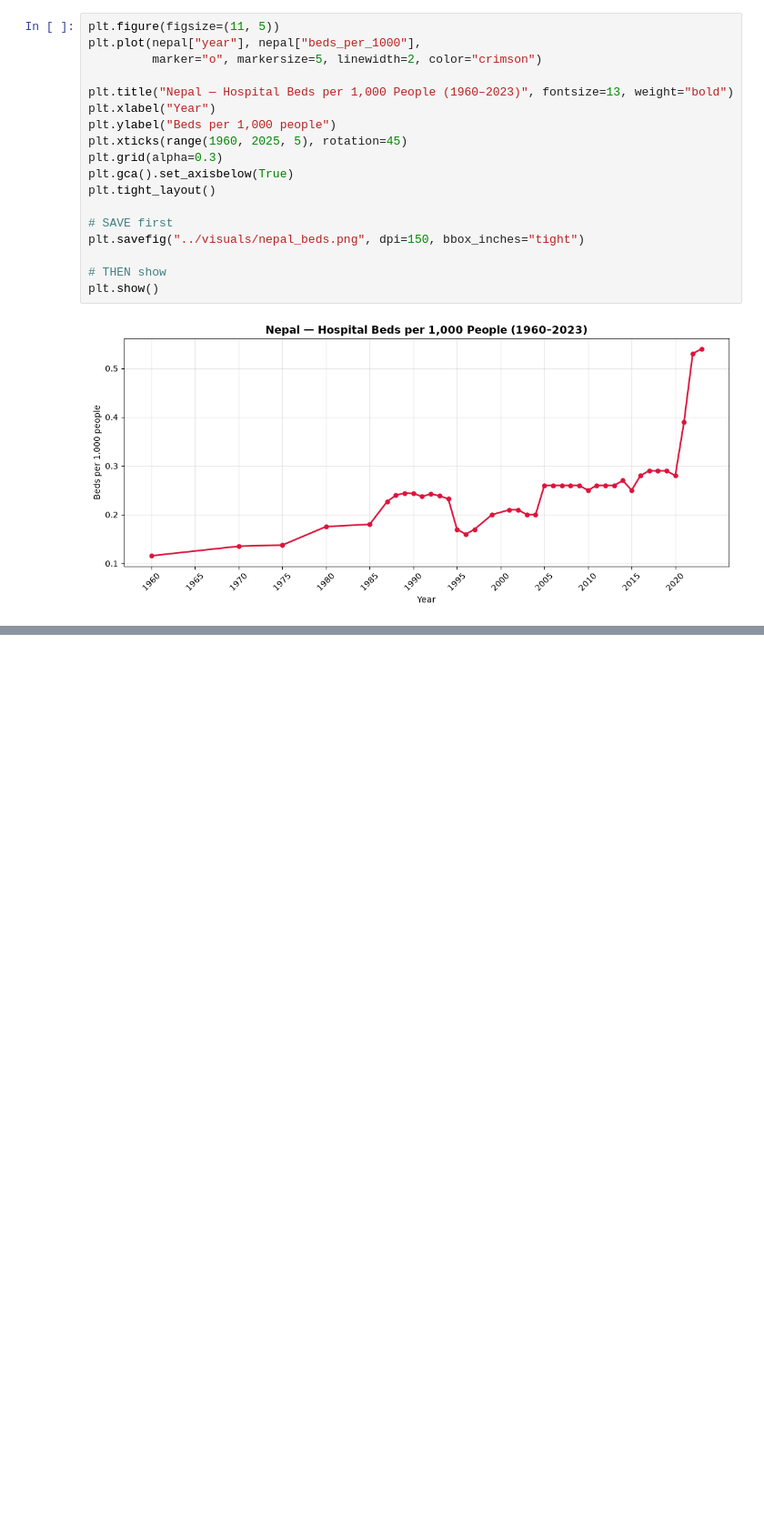
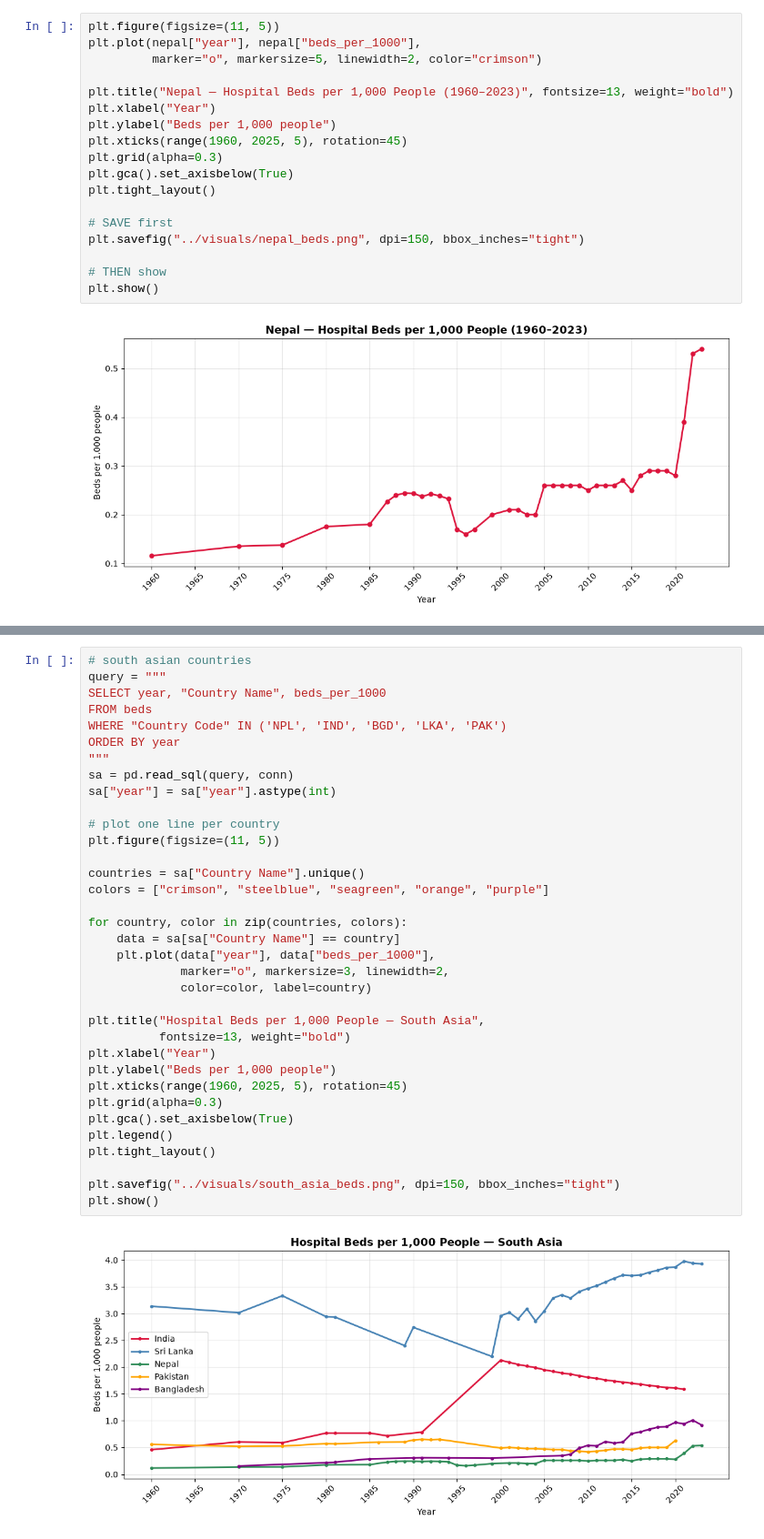
Before and after one commit to baibhavojha2008-tech/nepal-health-analysis, a Jupyter notebook: notebooks/nepal_health_analysis.ipynb, the cells around one changed output, grey strips where cells are left out. Shown at 91% size. Drawn from its saved outputs; the diff is of its cells as text; blank space fills up the shorter version.

```diff
--- a/notebooks/nepal_health_analysis.ipynb
+++ b/notebooks/nepal_health_analysis.ipynb
@@ -181,0 +219,37 @@ plt.show()
+# %%
+# south asian countries
+query = """
+SELECT year, "Country Name", beds_per_1000
+FROM beds
+WHERE "Country Code" IN ('NPL', 'IND', 'BGD', 'LKA', 'PAK')
+ORDER BY year
+"""
+sa = pd.read_sql(query, conn)
+sa["year"] = sa["year"].astype(int)
+
+# plot one line per country
+plt.figure(figsize=(11, 5))
+
+countries = sa["Country Name"].unique()
+colors = ["crimson", "steelblue", "seagreen", "orange", "purple"]
+
+for country, color in zip(countries, colors):
+    data = sa[sa["Country Name"] == country]
+    plt.plot(data["year"], data["beds_per_1000"],
+             marker="o", markersize=3, linewidth=2,
+             color=color, label=country)
+
+plt.title("Hospital Beds per 1,000 People — South Asia",
+          fontsize=13, weight="bold")
+plt.xlabel("Year")
+plt.ylabel("Beds per 1,000 people")
+plt.xticks(range(1960, 2025, 5), rotation=45)
+plt.grid(alpha=0.3)
+plt.gca().set_axisbelow(True)
+plt.legend()
+plt.tight_layout()
+
+plt.savefig("../visuals/south_asia_beds.png", dpi=150, bbox_inches="tight")
+plt.show()
+# %% [output]
+[figure, added]
```
Also changed, not shown: parts of 9 cells of this notebook, 6 other files.
